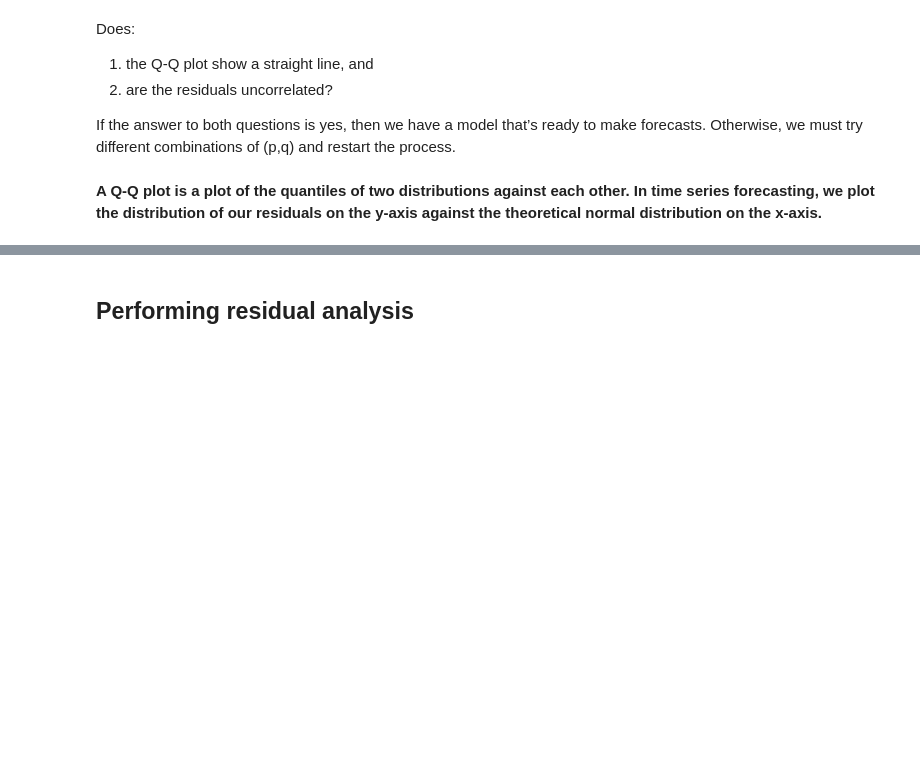
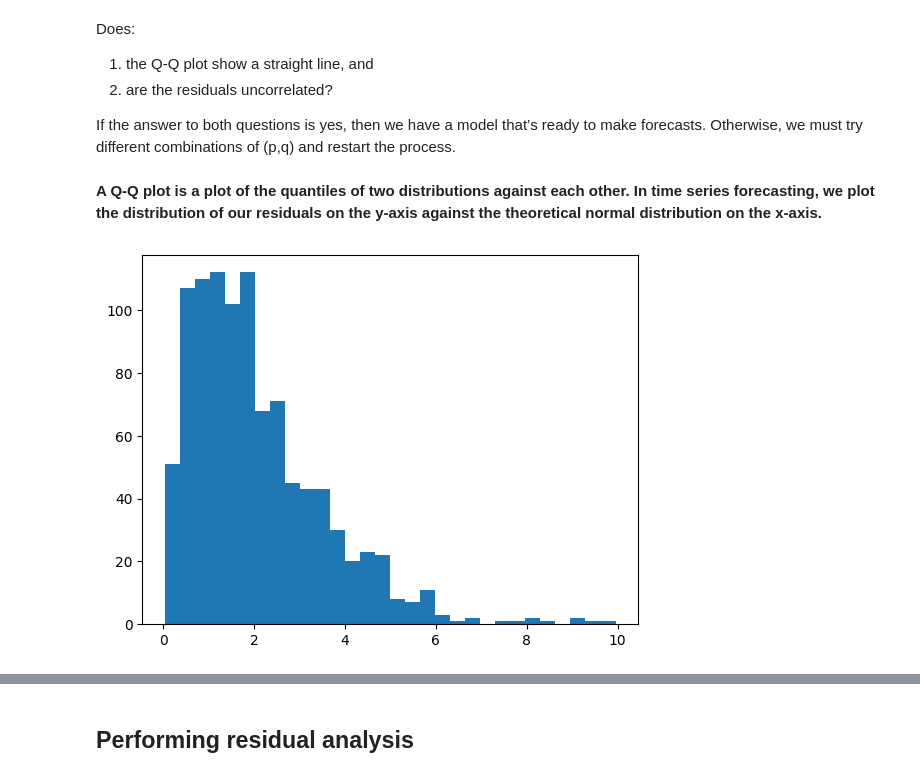
Before and after one commit to icta-tecaji/python-machine-learning-public, a Jupyter notebook: 09_Time_Series_Forecasting/05_Modeling_complex_time_series_CLEAN.ipynb, the cells around one changed output, grey strips where cells are left out. Drawn from its saved outputs; the diff is of its cells as text; code cells hidden in the pictures; blank space fills up the shorter version.

```diff
--- a/09_Time_Series_Forecasting/05_Modeling_complex_time_series_CLEAN.ipynb
+++ b/09_Time_Series_Forecasting/05_Modeling_complex_time_series_CLEAN.ipynb
@@ -135,6 +180,15 @@ of (p,q) and restart the process.
 **A Q-Q plot is a plot of the quantiles of two distributions against each other. In time
 series forecasting, we plot the distribution of our residuals on the y-axis against the
 theoretical normal distribution on the x-axis.**
+# %%
+# Graf porazdelitve gamma podatkov
+
+import matplotlib.pyplot as plt
+import numpy as np
+plt.hist(gamma, bins=30)
+plt.show()
+# %% [output]
+[figure, added]
 # %%
 from statsmodels.graphics.gofplots import qqplot
 gamma = np.random.default_rng().standard_gamma(shape=2, size=1000)
```
Also changed, not shown: parts of 27 cells of this notebook, 4 other files.
